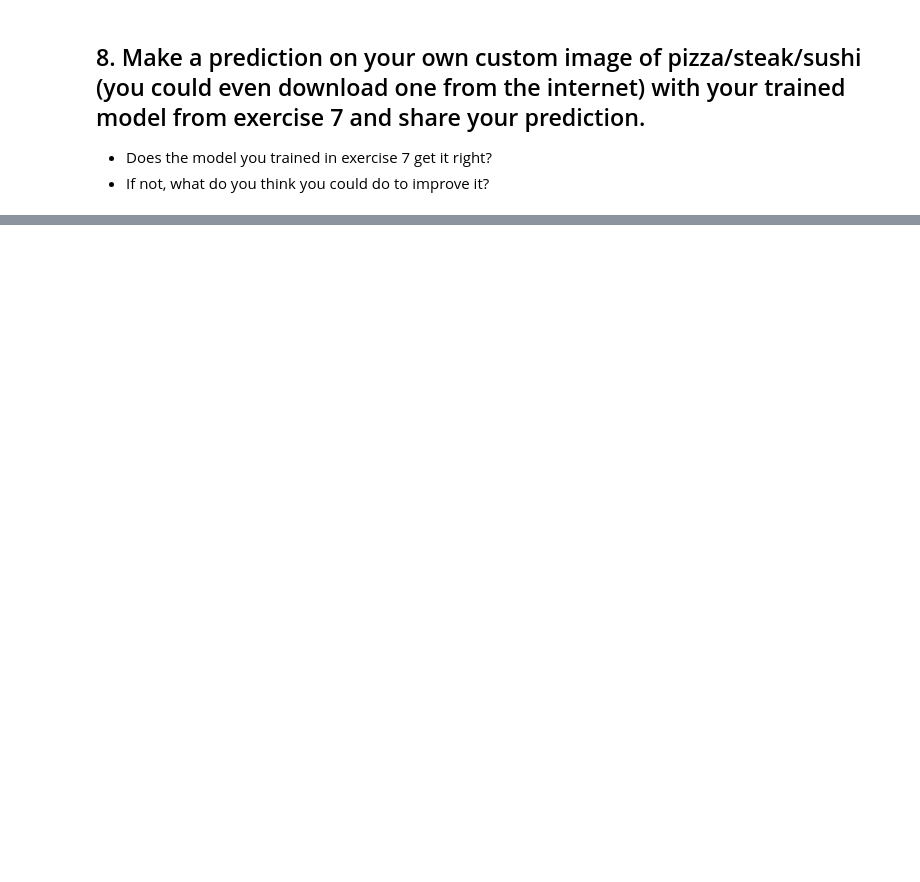
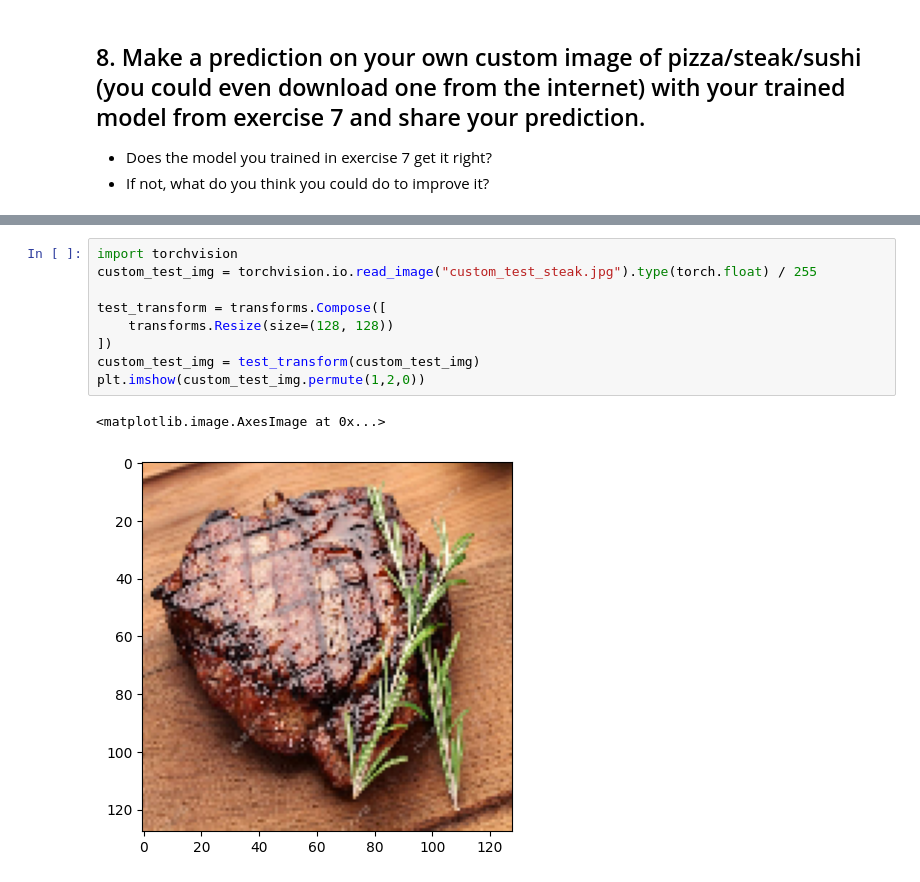
Before and after one commit to eric-sun92/pytorch_custom_datasets_exercises, a Jupyter notebook: 04_pytorch_custom_datasets_exercises.ipynb, the cells around one changed output, grey strips where cells are left out. Drawn from its saved outputs; the diff is of its cells as text; blank space fills up the shorter version.

```diff
--- a/04_pytorch_custom_datasets_exercises.ipynb
+++ b/04_pytorch_custom_datasets_exercises.ipynb
@@ -828,0 +863,12 @@ Epoch: 20 | train_loss: 1.0990 | train_acc: 0.3042 | test_loss: 1.0982 | test_ac
+# %%
+import torchvision
+custom_test_img = torchvision.io.read_image("custom_test_steak.jpg").type(torch.float) / 255
+
+test_transform = transforms.Compose([
+    transforms.Resize(size=(128, 128))
+])
+custom_test_img = test_transform(custom_test_img)
+plt.imshow(custom_test_img.permute(1,2,0))
+# %% [output]
+<matplotlib.image.AxesImage at 0x...>
+[figure, added]
```
Also changed, not shown: parts of 14 cells of this notebook.
